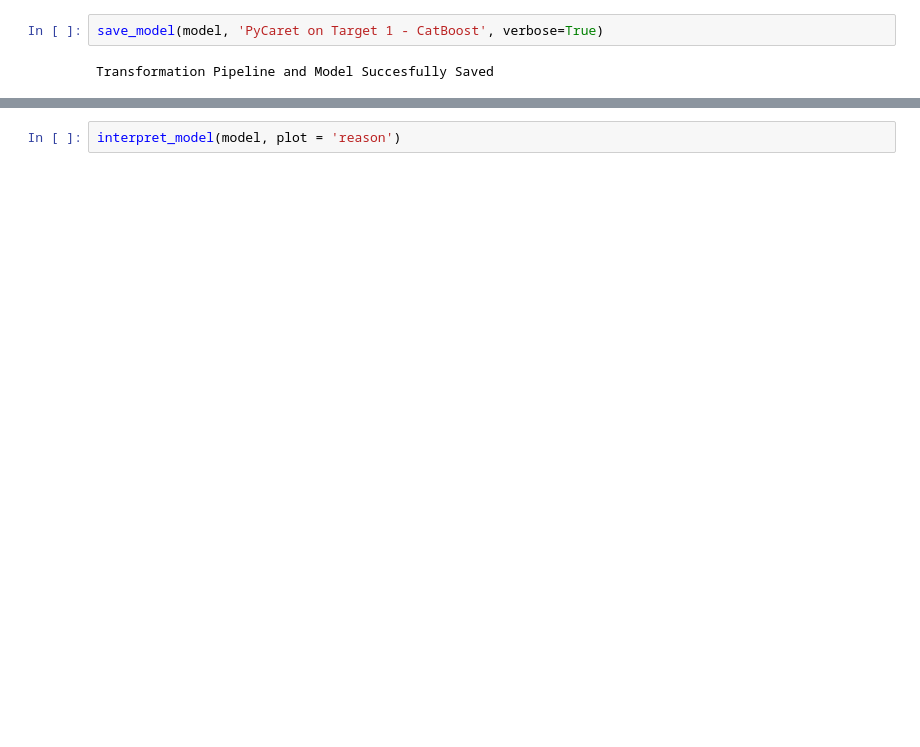
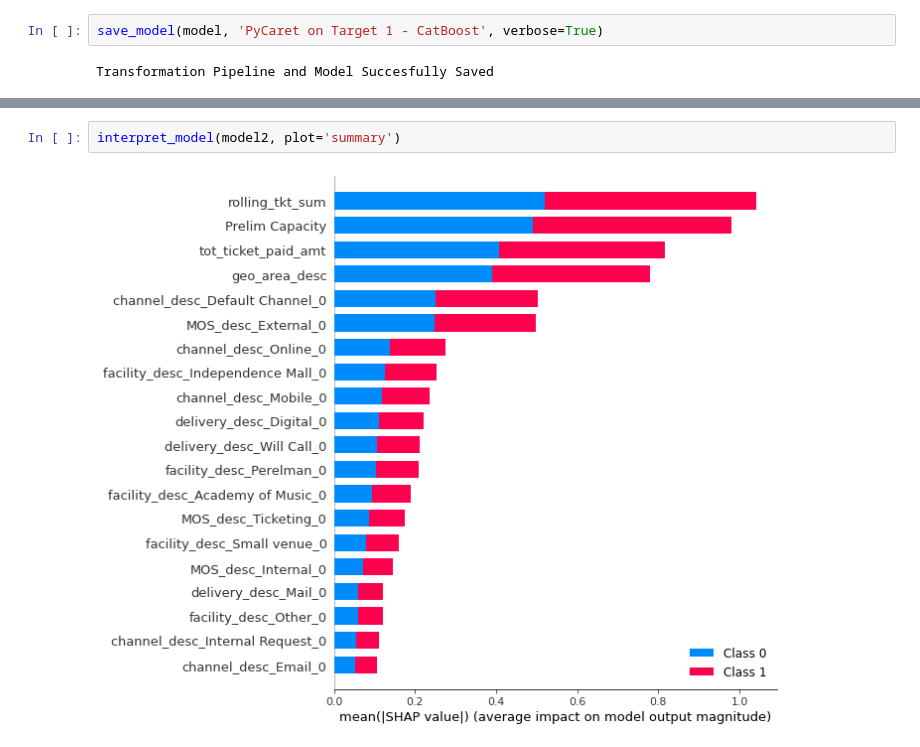
Before and after one commit to SwissMisra/ML_Contributions, a Jupyter notebook: notebooks/4.0 PyCaret Model on Target 1.ipynb, the cells around one changed output, grey strips where cells are left out. Drawn from its saved outputs; the diff is of its cells as text; blank space fills up the shorter version.

```diff
--- a/notebooks/4.0 PyCaret Model on Target 1.ipynb
+++ b/notebooks/4.0 PyCaret Model on Target 1.ipynb
@@ -106,2 +202,4 @@ interpret_model(model, plot = 'summary')
 # %%
-interpret_model(model, plot = 'reason')
+interpret_model(model2, plot='summary')
+# %% [output]
+[figure, added]
```
Also changed, not shown: parts of 10 cells of this notebook.
